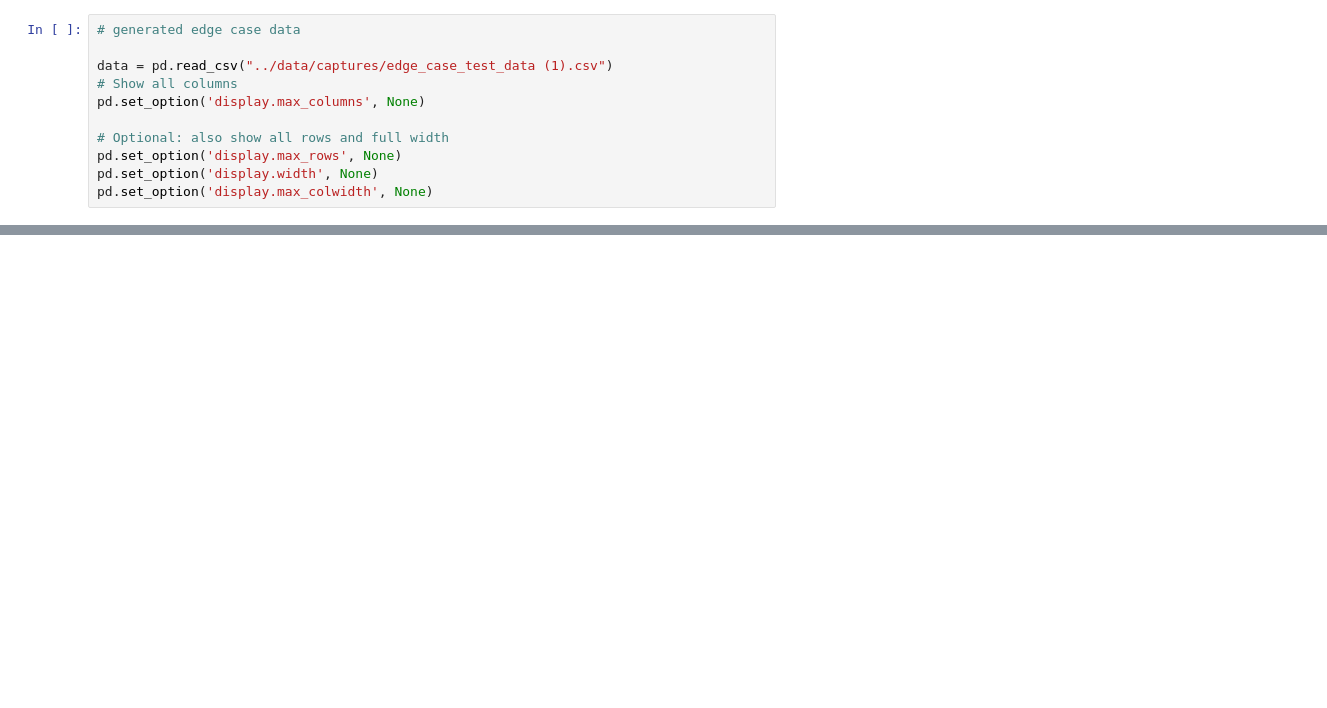
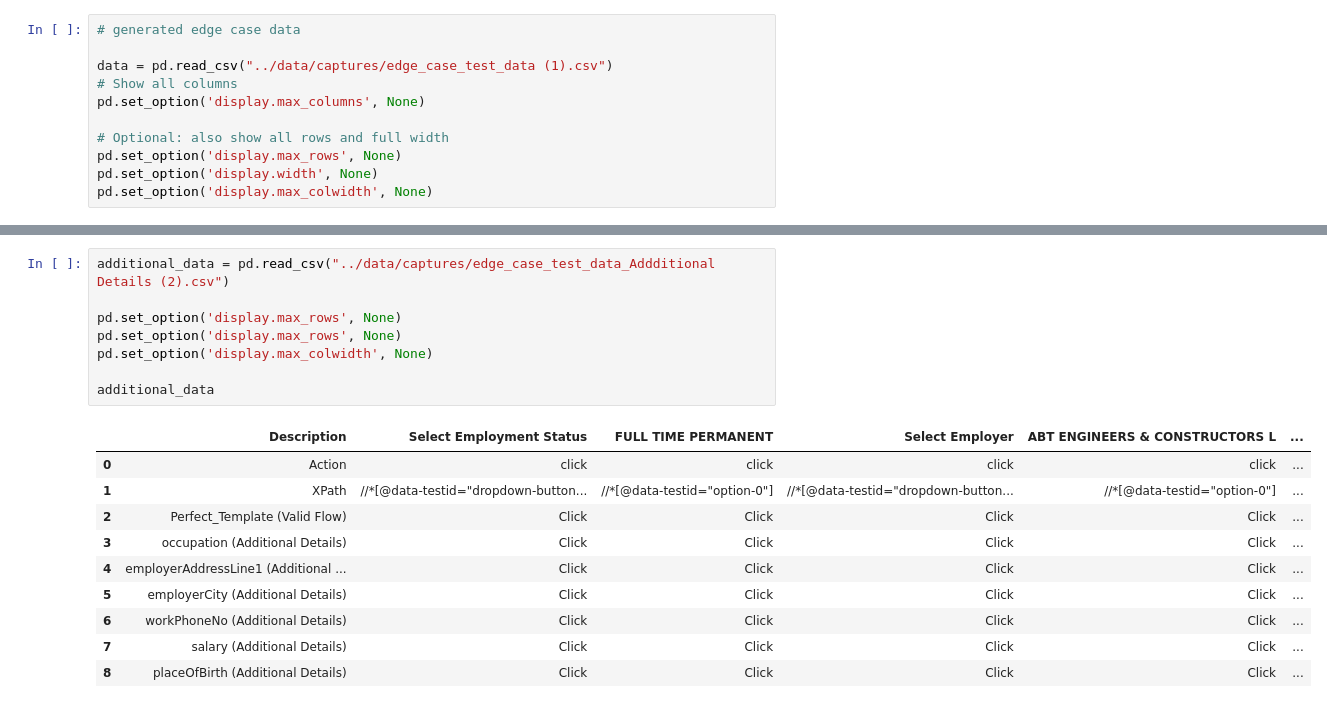
Before and after one commit to prakyath-ux/test_scenario_edge_cases, a Jupyter notebook: version4.1/notebooks/test_4.1.ipynb, the cells around one changed output, grey strips where cells are left out. Saved outputs shown, nothing was run; the diff lists cells and outputs as text; blank space fills up the shorter version.

```diff
--- a/version4.1/notebooks/test_4.1.ipynb
+++ b/version4.1/notebooks/test_4.1.ipynb
@@ -78,0 +107,19 @@ data
+# %%
+additional_data = pd.read_csv("../data/captures/edge_case_test_data_Addditional Details (2).csv")
+
+pd.set_option('display.max_rows', None)
+pd.set_option('display.max_rows', None)
+pd.set_option('display.max_colwidth', None)
+
+additional_data
+# %% [output]
+|  | Description | Select Employment Status | FULL TIME PERMANENT | Select Employer | ABT ENGINEERS & CONSTRUCTORS L | ... |
+| 0 | Action | click | click | click | click | ... |
+| 1 | XPath | //*[@data-testid="dropdown-button... | //*[@data-testid="option-0"] | //*[@data-testid="dropdown-button... | //*[@data-testid="option-0"] | ... |
+| 2 | Perfect_Template (Valid Flow) | Click | Click | Click | Click | ... |
+| 3 | occupation (Additional Details) | Click | Click | Click | Click | ... |
+| 4 | employerAddressLine1 (Additional ... | Click | Click | Click | Click | ... |
+| 5 | employerCity (Additional Details) | Click | Click | Click | Click | ... |
+| 6 | workPhoneNo (Additional Details) | Click | Click | Click | Click | ... |
+| 7 | salary (Additional Details) | Click | Click | Click | Click | ... |
+| 8 | placeOfBirth (Additional Details) | Click | Click | Click | Click | ... |
```
Also changed, not shown: parts of 1 cell of this notebook, 3 other files.
